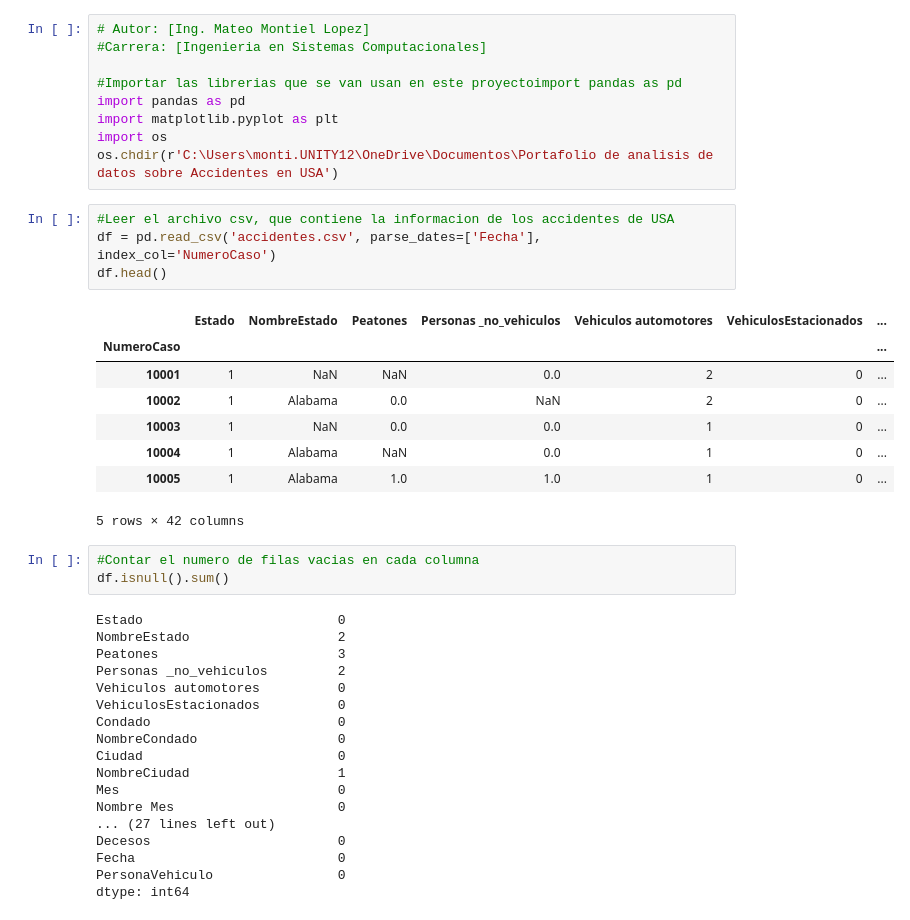
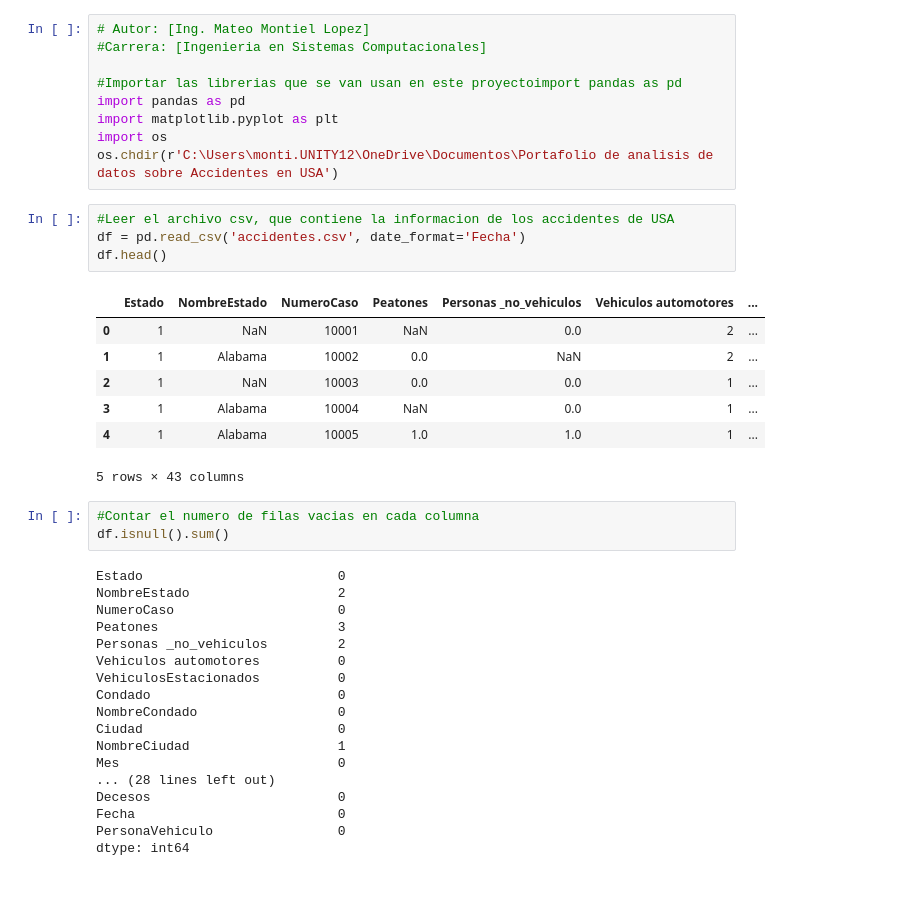
Before and after one commit to mateo469/Portafoli-de-analisis-exploratorios-de-accidentes-en-USA, a Jupyter notebook: Analisis_exploratorios_Accidentes.ipynb, the cells around one changed output. Saved outputs shown, nothing was run; the diff lists cells and outputs as text; blank space fills up the shorter version.

```diff
--- a/Analisis_exploratorios_Accidentes.ipynb
+++ b/Analisis_exploratorios_Accidentes.ipynb
@@ -11,23 +11,23 @@ import os
 os.chdir(r'C:\Users\monti.UNITY12\OneDrive\Documentos\Portafolio de analisis de datos sobre Accidentes en USA')
 # %%
 #Leer el archivo csv, que contiene la informacion de los accidentes de USA
-df = pd.read_csv('accidentes.csv', parse_dates=['Fecha'], index_col='NumeroCaso')
+df = pd.read_csv('accidentes.csv', date_format='Fecha')
 df.head()
 # %% [output]
-|  | Estado | NombreEstado | Peatones | Personas _no_vehiculos | Vehiculos automotores | VehiculosEstacionados | ... |
-| NumeroCaso |  |  |  |  |  |  | ... |
-| 10001 | 1 | NaN | NaN | 0.0 | 2 | 0 | ... |
-| 10002 | 1 | Alabama | 0.0 | NaN | 2 | 0 | ... |
-| 10003 | 1 | NaN | 0.0 | 0.0 | 1 | 0 | ... |
-| 10004 | 1 | Alabama | NaN | 0.0 | 1 | 0 | ... |
-| 10005 | 1 | Alabama | 1.0 | 1.0 | 1 | 0 | ... |
+|  | Estado | NombreEstado | NumeroCaso | Peatones | Personas _no_vehiculos | Vehiculos automotores | ... |
+| 0 | 1 | NaN | 10001 | NaN | 0.0 | 2 | ... |
+| 1 | 1 | Alabama | 10002 | 0.0 | NaN | 2 | ... |
+| 2 | 1 | NaN | 10003 | 0.0 | 0.0 | 1 | ... |
+| 3 | 1 | Alabama | 10004 | NaN | 0.0 | 1 | ... |
+| 4 | 1 | Alabama | 10005 | 1.0 | 1.0 | 1 | ... |
-5 rows × 42 columns
+5 rows × 43 columns
 # %%
 #Contar el numero de filas vacias en cada columna
 df.isnull().sum()
 # %% [output]
 Estado                         0
 NombreEstado                   2
+NumeroCaso                     0
 Peatones                       3
 Personas _no_vehiculos         2
 Vehiculos automotores          0
@@ -37,8 +37,7 @@ NombreCondado                  0
 Ciudad                         0
 NombreCiudad                   1
 Mes                            0
-Nombre Mes                     0
-... (27 lines left out)
+... (28 lines left out)
 Decesos                        0
 Fecha                          0
 PersonaVehiculo                0
```
Also changed, not shown: parts of 15 cells of this notebook.
